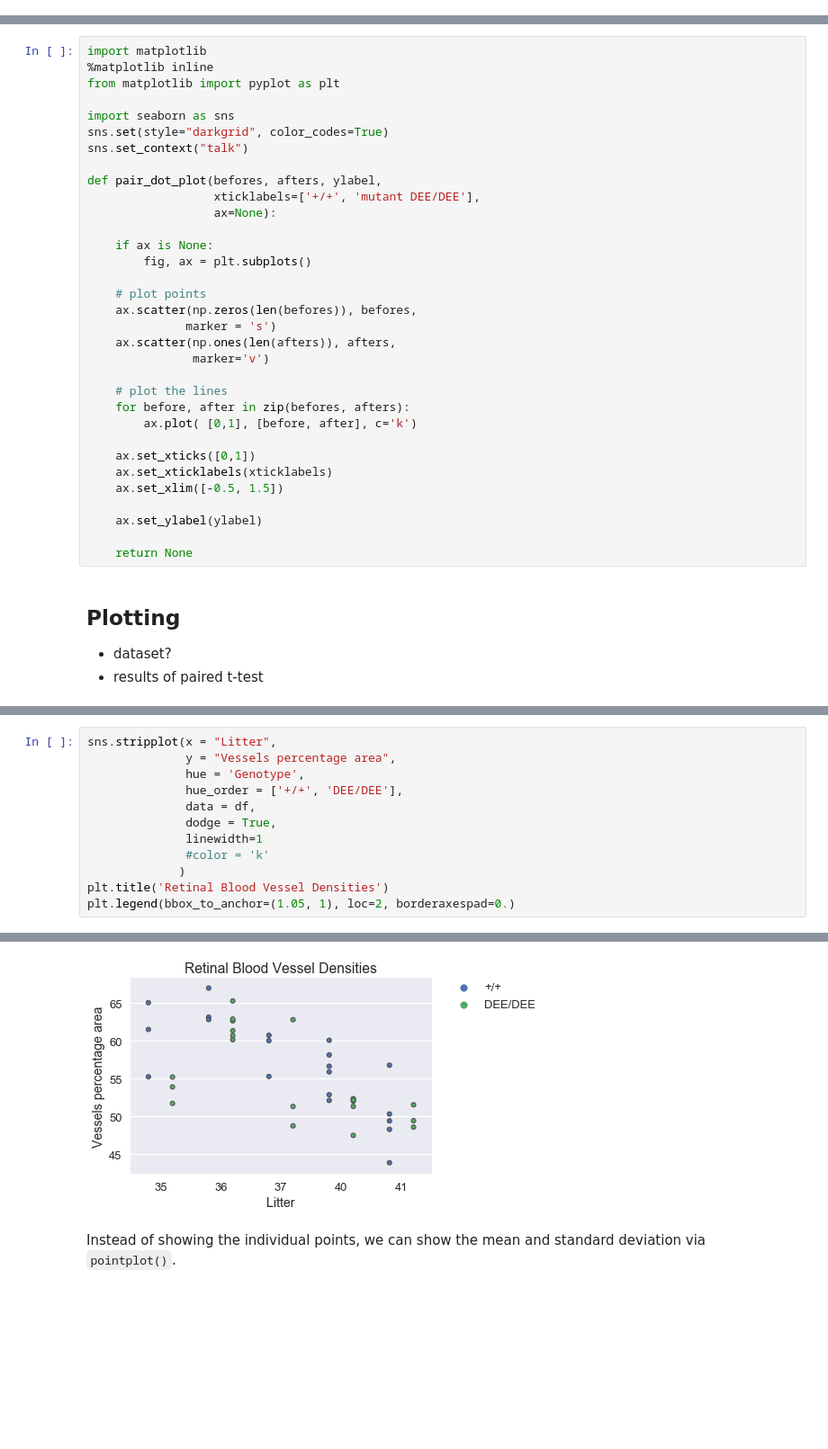
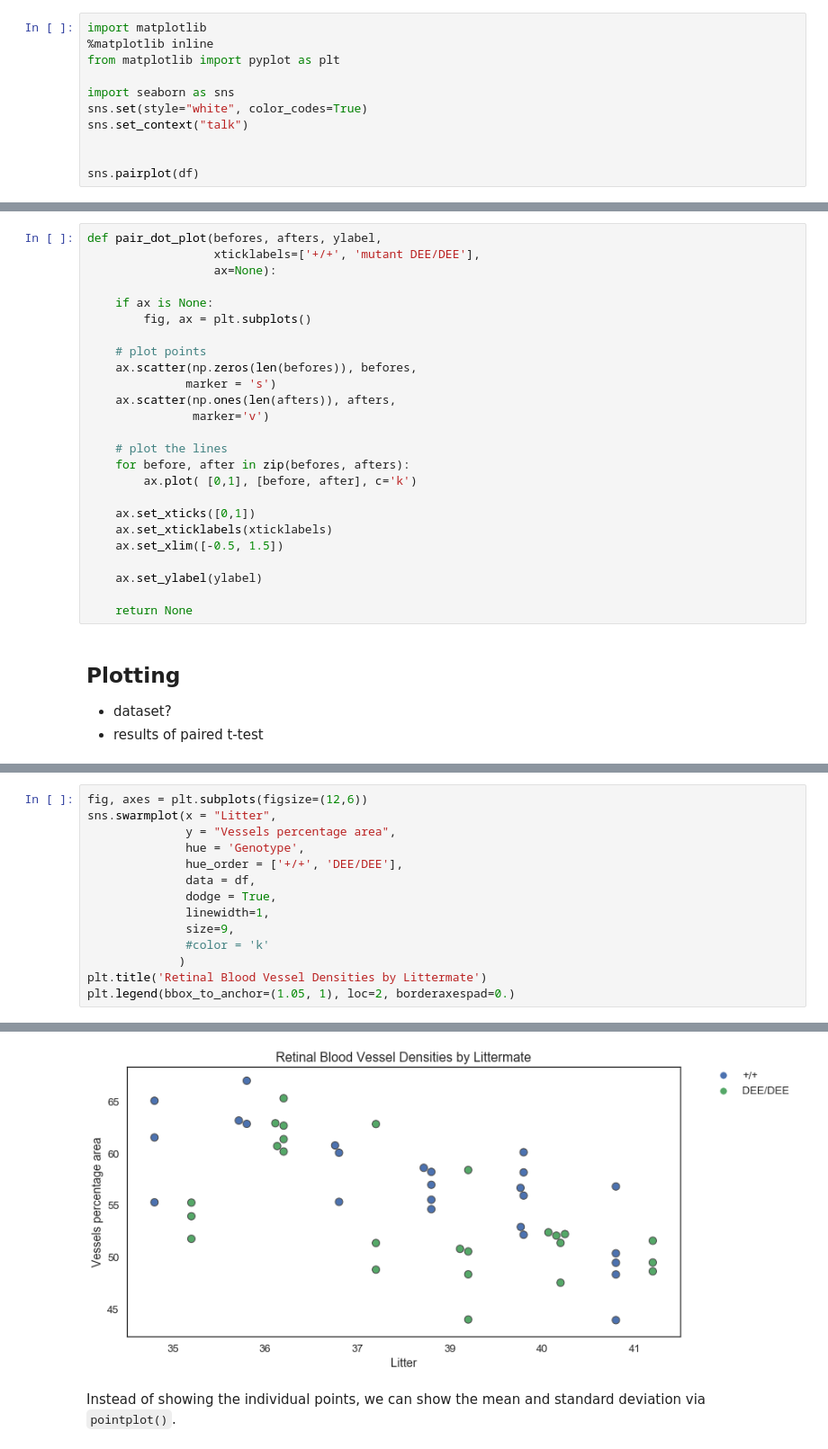
Before and after one commit to MixedIndentations/Angiogenesis-Density, a Jupyter notebook: notebooks/visualization-paper-figures-discussion.ipynb, the cells around one changed output, grey strips where cells are left out. Shown at 90% size. Saved outputs shown, nothing was run; the diff lists cells and outputs as text; blank space fills up the shorter version.

Commit message:
added another littermate

```diff
--- a/notebooks/visualization-paper-figures-discussion.ipynb
+++ b/notebooks/visualization-paper-figures-discussion.ipynb
@@ -84,3 +83,14 @@ mutantVPA =           mutant['Vessels percentage area'].values
 mutantNJunctions =    mutant['Total Number of Junctions'].values
 mutantVesselsLength = mutant['Total Vessels Length'].values
 mutantNEndPoints =    mutant['Total Number of End Points'].values
+# %%
+import matplotlib
+%matplotlib inline
+from matplotlib import pyplot as plt
+
+import seaborn as sns
+sns.set(style="white", color_codes=True)
+sns.set_context("talk")
+
+
+sns.pairplot(df)
@@ -142,12 +156,4 @@ To summarize our results, we can say something like "On average, retinal blood v
 # %%
-import matplotlib
-%matplotlib inline
-from matplotlib import pyplot as plt
-
-import seaborn as sns
-sns.set(style="darkgrid", color_codes=True)
-sns.set_context("talk")
-
 def pair_dot_plot(befores, afters, ylabel,
                   xticklabels=['+/+', 'mutant DEE/DEE'],
                   ax=None):
@@ -205,18 +211,20 @@ Many of our litters have as little as three images in them.
 # %%
-sns.stripplot(x = "Litter",
+fig, axes = plt.subplots(figsize=(12,6))
+sns.swarmplot(x = "Litter",
               y = "Vessels percentage area",
               hue = 'Genotype',
               hue_order = ['+/+', 'DEE/DEE'],
               data = df,
               dodge = True,
-              linewidth=1
+              linewidth=1,
+              size=9,
               #color = 'k'
              )
-plt.title('Retinal Blood Vessel Densities')
+plt.title('Retinal Blood Vessel Densities by Littermate')
 plt.legend(bbox_to_anchor=(1.05, 1), loc=2, borderaxespad=0.)
 # %% [output]
 <matplotlib.legend.Legend at 0x...>
-[figure, old version]
+[figure, new version]
 # %% [markdown]
 Instead of showing the individual points, we can show the mean and standard deviation via `pointplot()`.
 # %%
```
Also changed, not shown: parts of 35 cells of this notebook, 5 other files.
